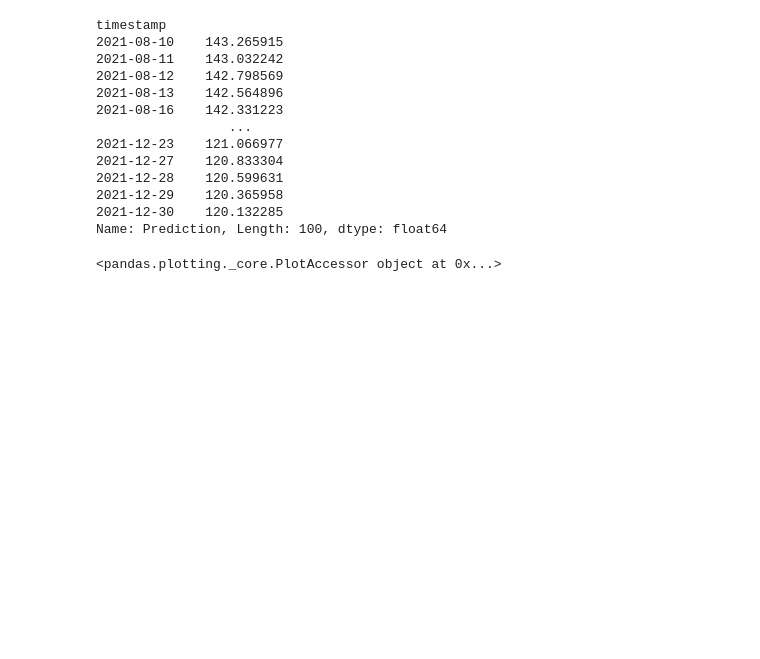
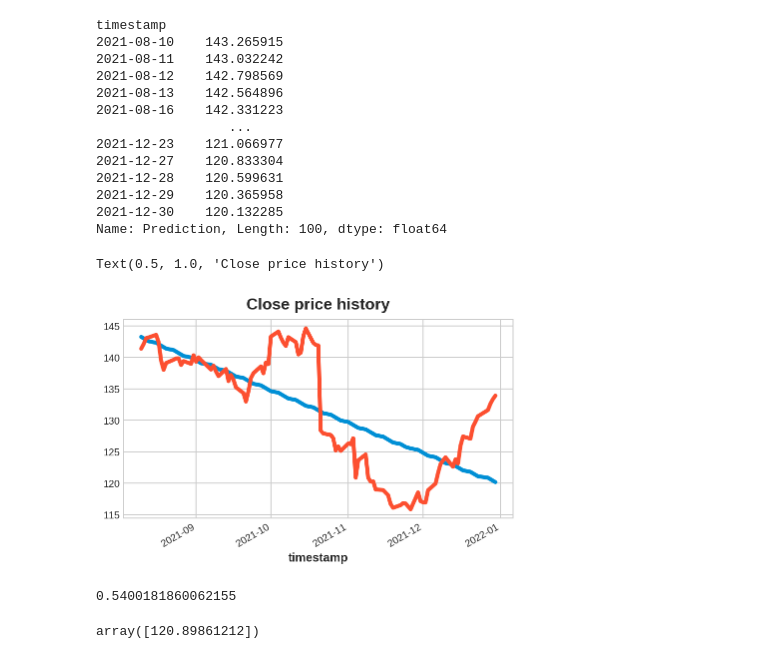
Before and after one commit to prievarag/Time_Series_Linear_Regression_IBM, a Jupyter notebook: IBM_Linear_Regression_Prediction.ipynb, the cells around one changed output. Cells and saved outputs as stored; diff of their text form; code cells hidden in the pictures; blank space fills up the shorter version.

```diff
--- a/IBM_Linear_Regression_Prediction.ipynb
+++ b/IBM_Linear_Regression_Prediction.ipynb
@@ -142,8 +142,20 @@ timestamp
 2021-12-30    120.132285
 Name: Prediction, Length: 100, dtype: float64
 # %%
-# Plot the data
-df1['Prediction'].plot
-df1['close'].plot
+# Plot prediction and real value
+df1['Prediction'].plot()
+df1['close'].plot()
+plt.title('Close price history')
 # %% [output]
-<pandas.plotting._core.PlotAccessor object at 0x...>
+Text(0.5, 1.0, 'Close price history')
+[figure, added]
+# %%
+# Evaluating the model
+r2_score(df1['close'], df1['Prediction'])
+# %% [output]
+0.5400181860062155
+# %%
+# Predict next day's price
+lin_reg.coef_ * len(df1) + 1 + lin_reg.intercept_
+# %% [output]
+array([120.89861212])
```
